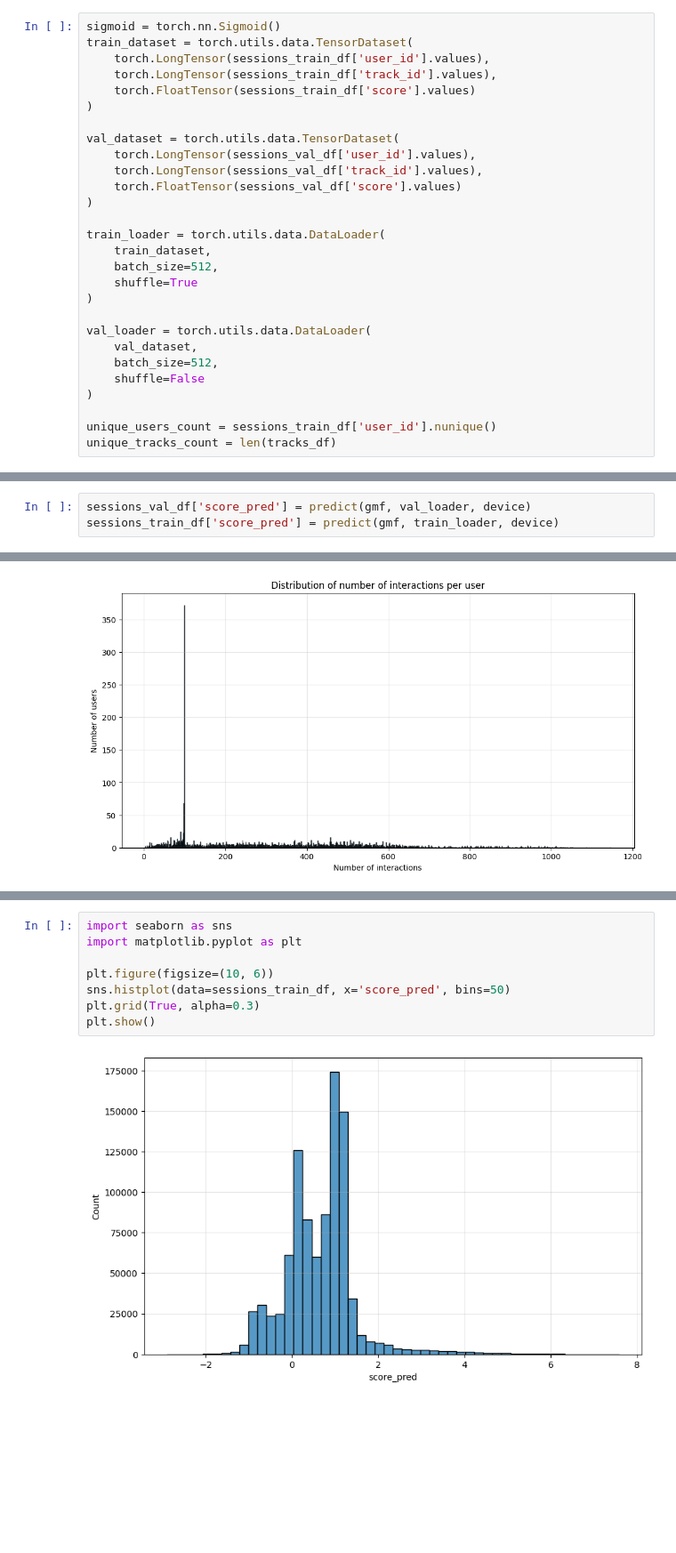
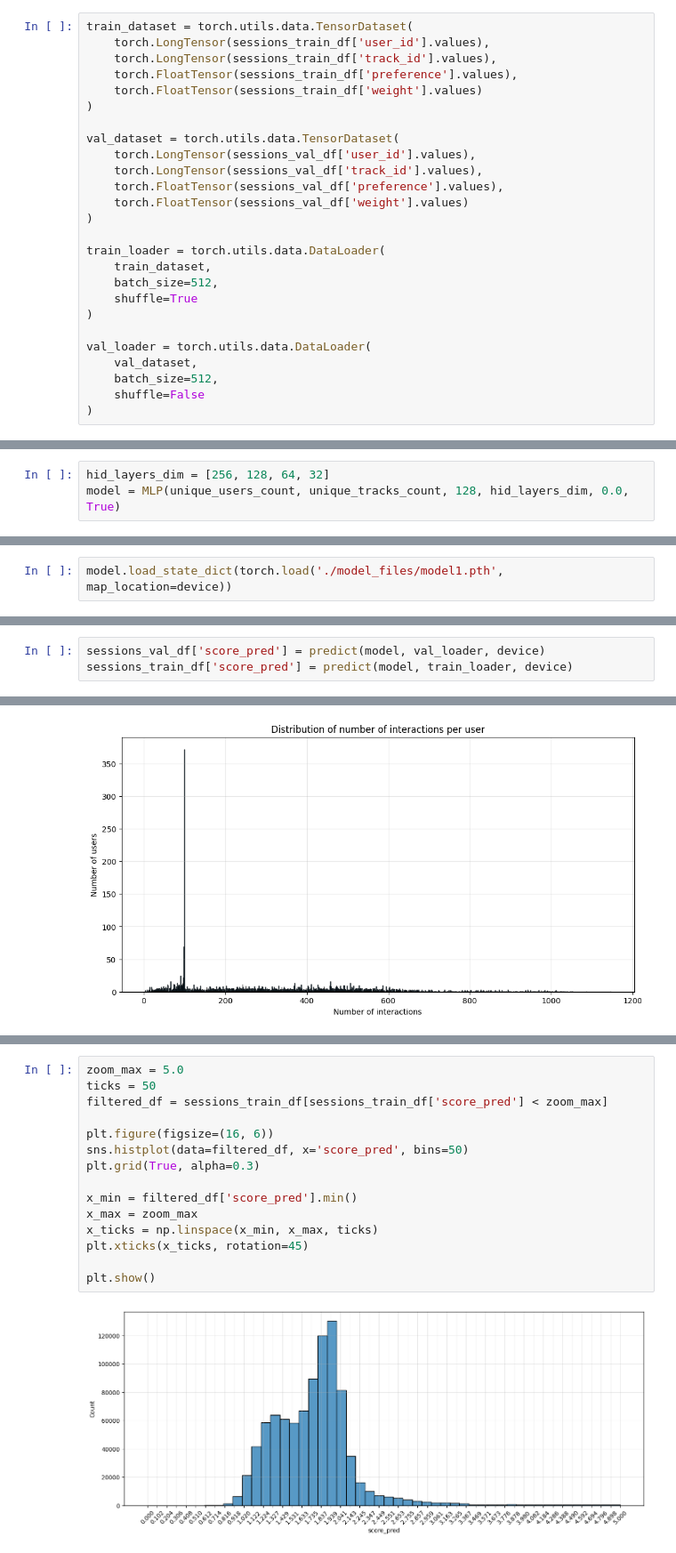
Before and after one commit to maksbilski/playlist_recommendation_system, a Jupyter notebook: training.ipynb, the cells around one changed output, grey strips where cells are left out. Shown at 89% size. Cells and saved outputs as stored; diff of their text form; blank space fills up the shorter version.

```diff
--- a/training.ipynb
+++ b/training.ipynb
@@ -15,15 +46,16 @@ device = torch.device('cuda' if torch.cuda.is_available() else 'cpu')
 # %%
-sigmoid = torch.nn.Sigmoid()
 train_dataset = torch.utils.data.TensorDataset(
     torch.LongTensor(sessions_train_df['user_id'].values),
     torch.LongTensor(sessions_train_df['track_id'].values),
-    torch.FloatTensor(sessions_train_df['score'].values)
+    torch.FloatTensor(sessions_train_df['preference'].values),
+    torch.FloatTensor(sessions_train_df['weight'].values)
 )
 
 val_dataset = torch.utils.data.TensorDataset(
     torch.LongTensor(sessions_val_df['user_id'].values),
     torch.LongTensor(sessions_val_df['track_id'].values),
-    torch.FloatTensor(sessions_val_df['score'].values)
+    torch.FloatTensor(sessions_val_df['preference'].values),
+    torch.FloatTensor(sessions_val_df['weight'].values)
 )
 
 train_loader = torch.utils.data.DataLoader(
@@ -37,7 +69,4 @@ val_loader = torch.utils.data.DataLoader(
     batch_size=512,
     shuffle=False
 )
-
-unique_users_count = sessions_train_df['user_id'].nunique()
-unique_tracks_count = len(tracks_df)
 # %%
@@ -45 +74,4 @@ gmf = GMF(unique_users_count + 1, unique_tracks_count + 1, 64, 0.0, True, True,
+# %%
+hid_layers_dim = [256, 128, 64, 32]
+model = MLP(unique_users_count, unique_tracks_count, 128, hid_layers_dim, 0.0, True)
 # %%
@@ -63,0 +114,2 @@ plt.show()
+# %%
+model.load_state_dict(torch.load('./model_files/model1.pth', map_location=device))
@@ -75,3 +135,3 @@ print("Średnia norma item embeddings:", avg_item_norm.item())
 # %%
-sessions_val_df['score_pred'] = predict(gmf, val_loader, device)
-sessions_train_df['score_pred'] = predict(gmf, train_loader, device)
+sessions_val_df['score_pred'] = predict(model, val_loader, device)
+sessions_train_df['score_pred'] = predict(model, train_loader, device)
@@ -134,11 +250,18 @@ plt.grid(True, alpha=0.3)
 # %%
-import seaborn as sns
-import matplotlib.pyplot as plt
+zoom_max = 5.0
+ticks = 50
+filtered_df = sessions_train_df[sessions_train_df['score_pred'] < zoom_max]
 
-plt.figure(figsize=(10, 6))
-sns.histplot(data=sessions_train_df, x='score_pred', bins=50)
+plt.figure(figsize=(16, 6))
+sns.histplot(data=filtered_df, x='score_pred', bins=50)
 plt.grid(True, alpha=0.3)
+
+x_min = filtered_df['score_pred'].min()
+x_max = zoom_max
+x_ticks = np.linspace(x_min, x_max, ticks)
+plt.xticks(x_ticks, rotation=45)
+
 plt.show()
 # %% [output]
-[figure, old version]
+[figure, new version]
 # %%
```
Also changed, not shown: parts of 24 cells of this notebook.
